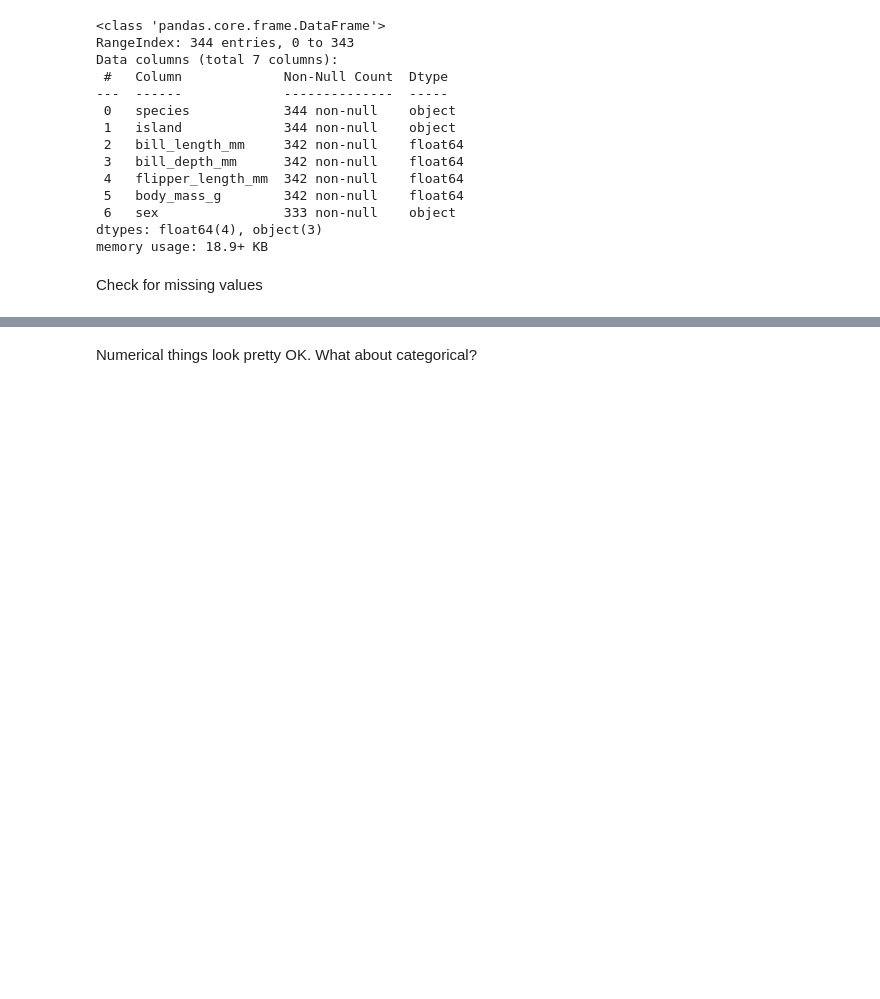
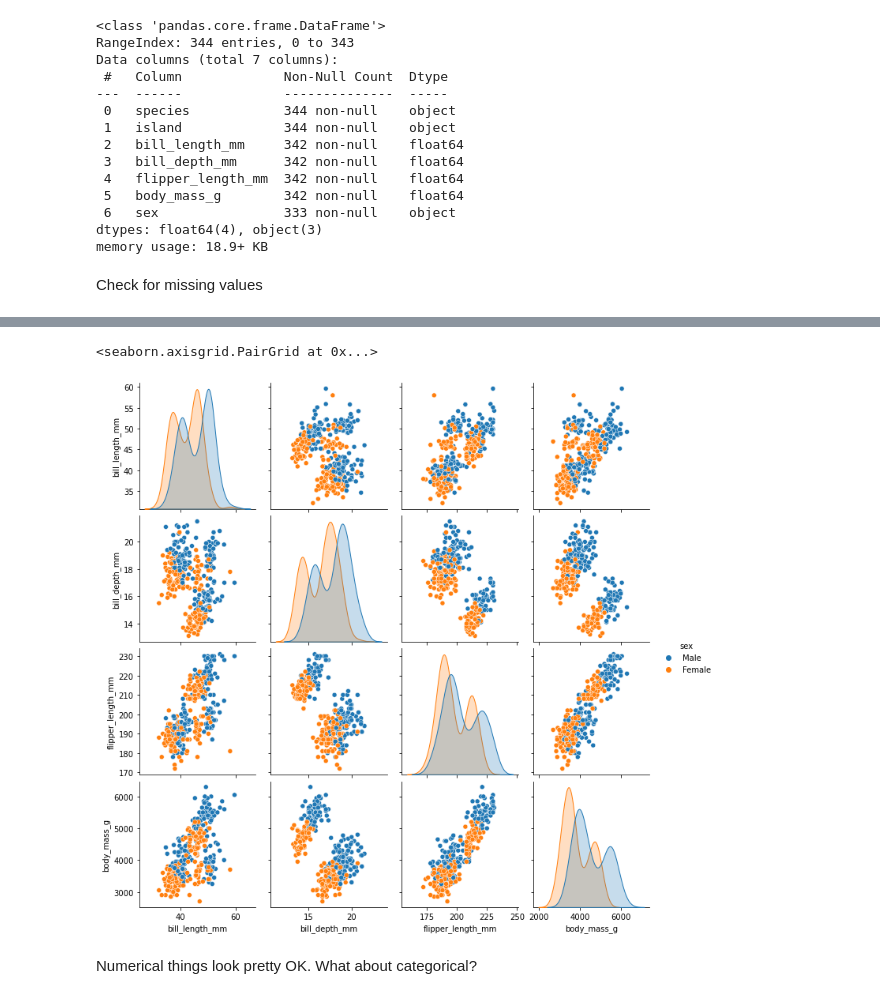
Before and after one commit to allyryry/BasicClassExamples, a Jupyter notebook: 024_Logistic_Regression_Normalization_2.ipynb, the cells around one changed output, grey strips where cells are left out. Drawn from its saved outputs; the diff is of its cells as text; code cells hidden in the pictures; blank space fills up the shorter version.

```diff
--- a/024_Logistic_Regression_Normalization_2.ipynb
+++ b/024_Logistic_Regression_Normalization_2.ipynb
@@ -415,2 +425,4 @@ Check for missing values
 # %%
 #Remove missing values
+df2 = df2.dropna()
+df2.isna().sum()
@@ -417,4 +438,8 @@ Check for missing values
 # %%
 #Numerical value exploration
+sns.pairplot(df2, hue='sex')
+# %% [output]
+<seaborn.axisgrid.PairGrid at 0x...>
+[figure, added]
 # %% [markdown]
 Numerical things look pretty OK. What about categorical?
```
Also changed, not shown: parts of 29 cells of this notebook.
